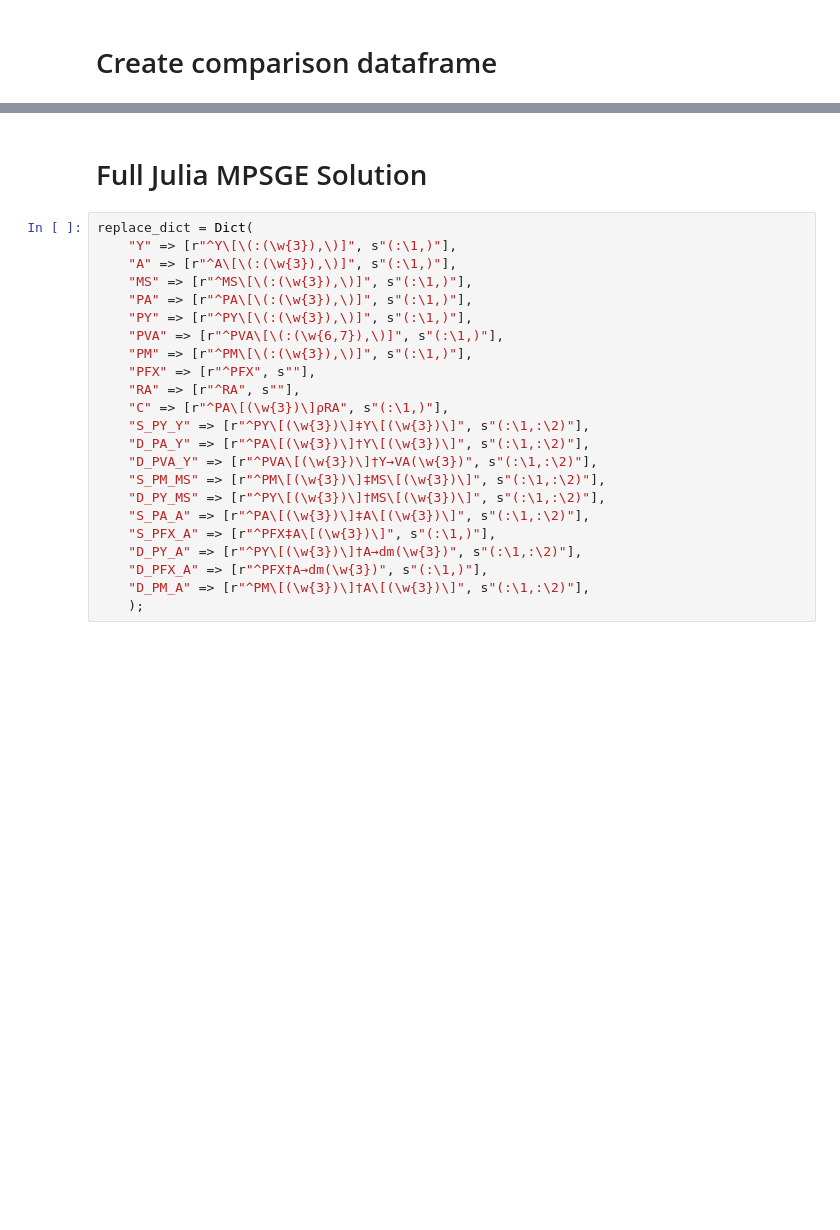
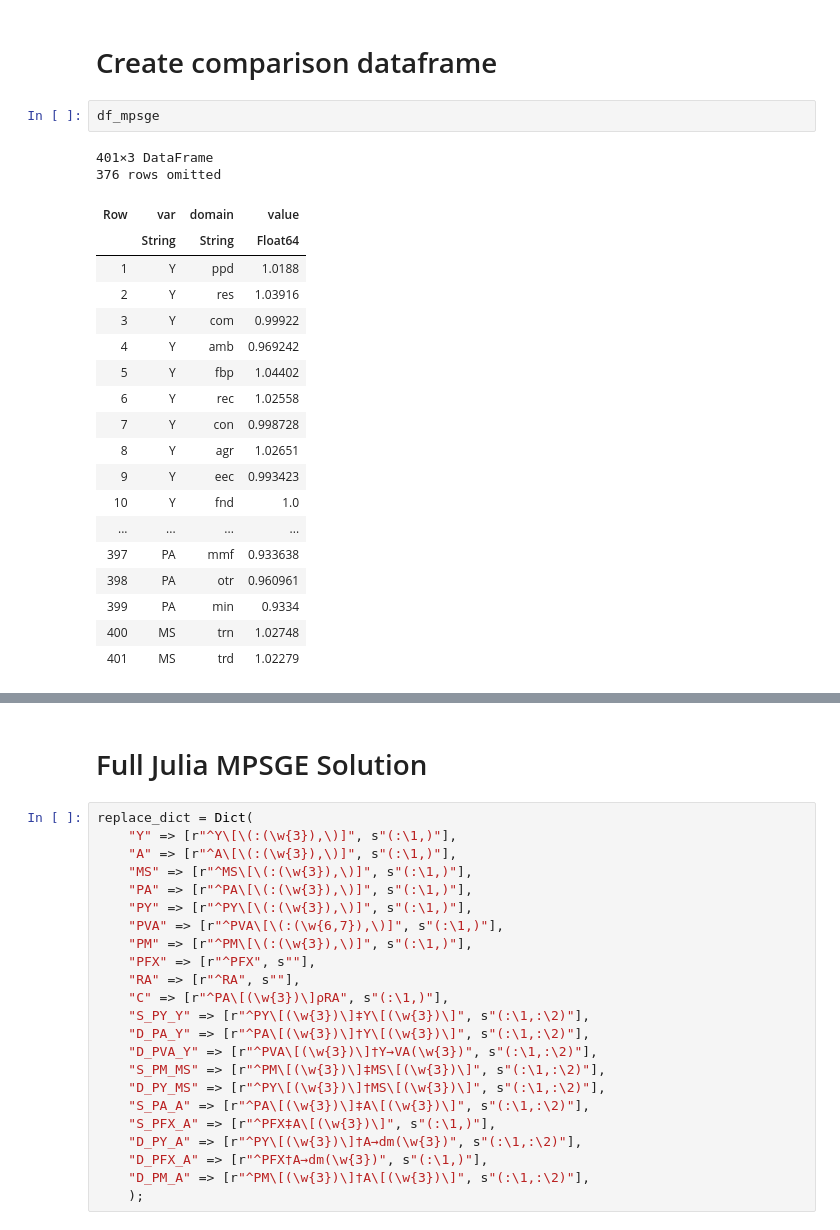
Before and after one commit to EliLazarus/WiNnat_model, a Jupyter notebook: find_differences.ipynb, the cells around one changed output, grey strips where cells are left out. Drawn from its saved outputs; the diff is of its cells as text; blank space fills up the shorter version.

```diff
--- a/find_differences.ipynb
+++ b/find_differences.ipynb
@@ -45,4 +47,27 @@ df_mpsge = df_mpsge |>
     x -> select(x, [:var, :domain, :value]);
 # %% [markdown]
 # Create comparison dataframe
+# %%
+df_mpsge
+# %% [output]
+401×3 DataFrame
+376 rows omitted
+| Row | var | domain | value |
+|  | String | String | Float64 |
+| 1 | Y | ppd | 1.0188 |
+| 2 | Y | res | 1.03916 |
+| 3 | Y | com | 0.99922 |
+| 4 | Y | amb | 0.969242 |
+| 5 | Y | fbp | 1.04402 |
+| 6 | Y | rec | 1.02558 |
+| 7 | Y | con | 0.998728 |
+| 8 | Y | agr | 1.02651 |
+| 9 | Y | eec | 0.993423 |
+| 10 | Y | fnd | 1.0 |
+| ... | ... | ... | ... |
+| 397 | PA | mmf | 0.933638 |
+| 398 | PA | otr | 0.960961 |
+| 399 | PA | min | 0.9334 |
+| 400 | MS | trn | 1.02748 |
+| 401 | MS | trd | 1.02279 |
 # %%
```
Also changed, not shown: parts of 5 cells of this notebook, 1 other file.
